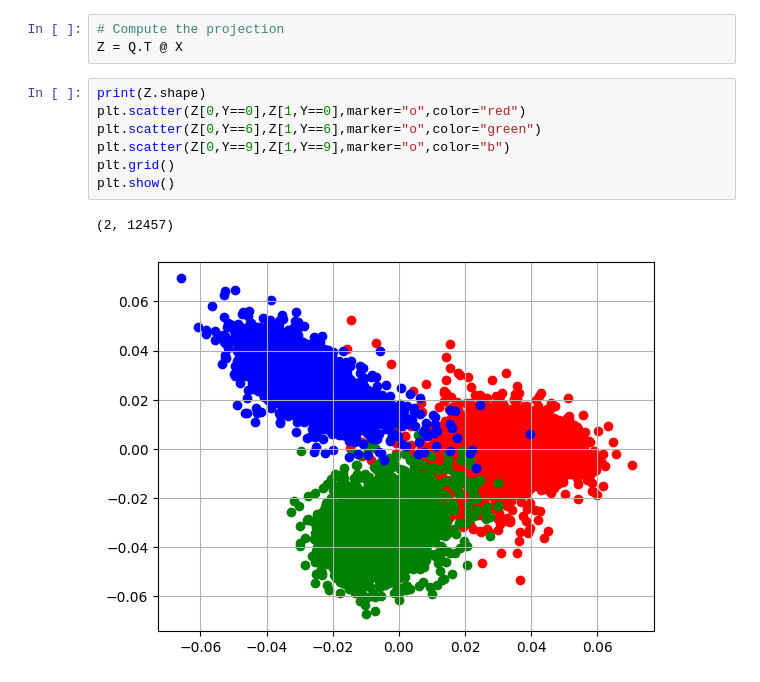
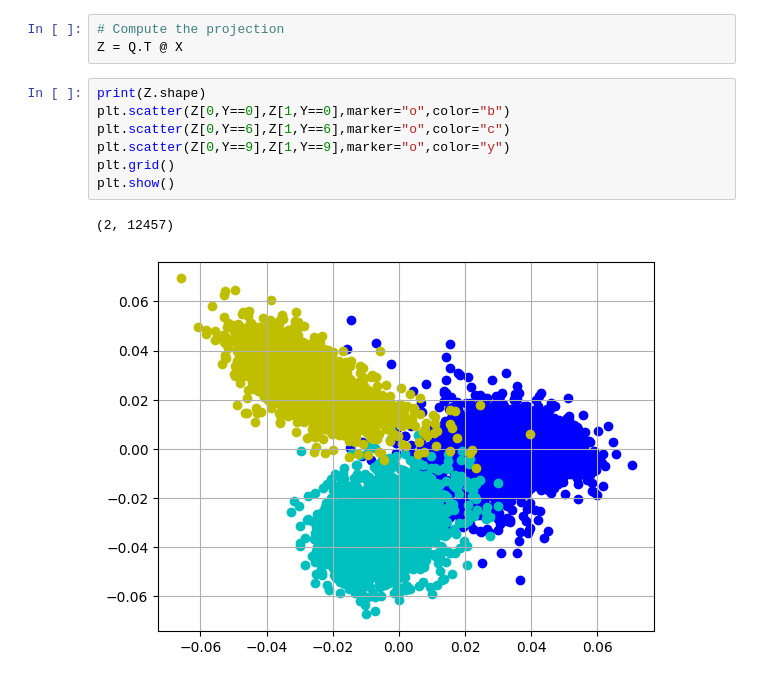
Before and after one commit to francesco-source/Artificial-Intelligence-UNIBO, a Jupyter notebook: Statistical_and_mathematical_methods_for_AI/LDA.ipynb, the cells around one changed output. Drawn from its saved outputs; the diff is of its cells as text.

```diff
--- a/Statistical_and_mathematical_methods_for_AI/LDA.ipynb
+++ b/Statistical_and_mathematical_methods_for_AI/LDA.ipynb
@@ -104,11 +104,11 @@ Q = np.linalg.inv(L).T @ W
 Z = Q.T @ X
 # %%
 print(Z.shape)
-plt.scatter(Z[0,Y==0],Z[1,Y==0],marker="o",color="red")
-plt.scatter(Z[0,Y==6],Z[1,Y==6],marker="o",color="green")
-plt.scatter(Z[0,Y==9],Z[1,Y==9],marker="o",color="b")
+plt.scatter(Z[0,Y==0],Z[1,Y==0],marker="o",color="b")
+plt.scatter(Z[0,Y==6],Z[1,Y==6],marker="o",color="c")
+plt.scatter(Z[0,Y==9],Z[1,Y==9],marker="o",color="y")
 plt.grid()
 plt.show()
 # %% [output]
 (2, 12457)
-[figure, old version]
+[figure, new version]
```
